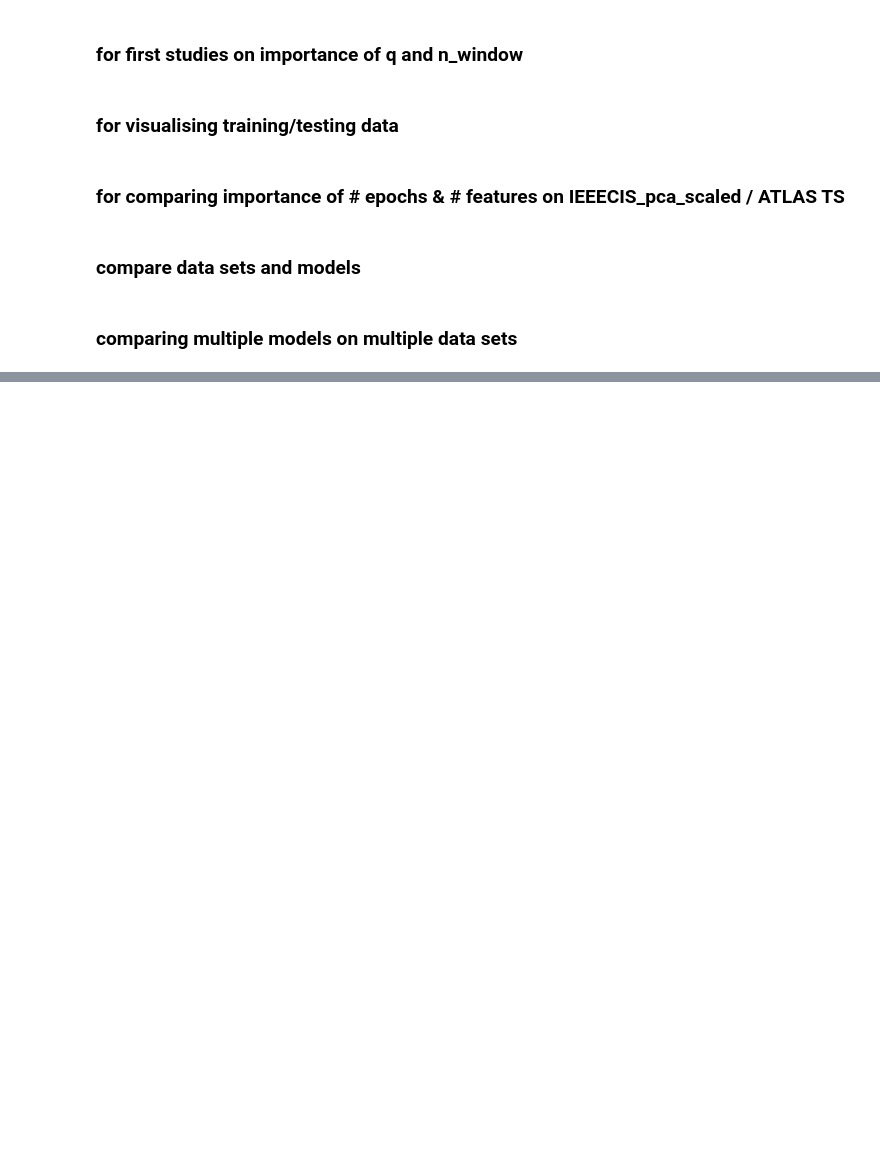
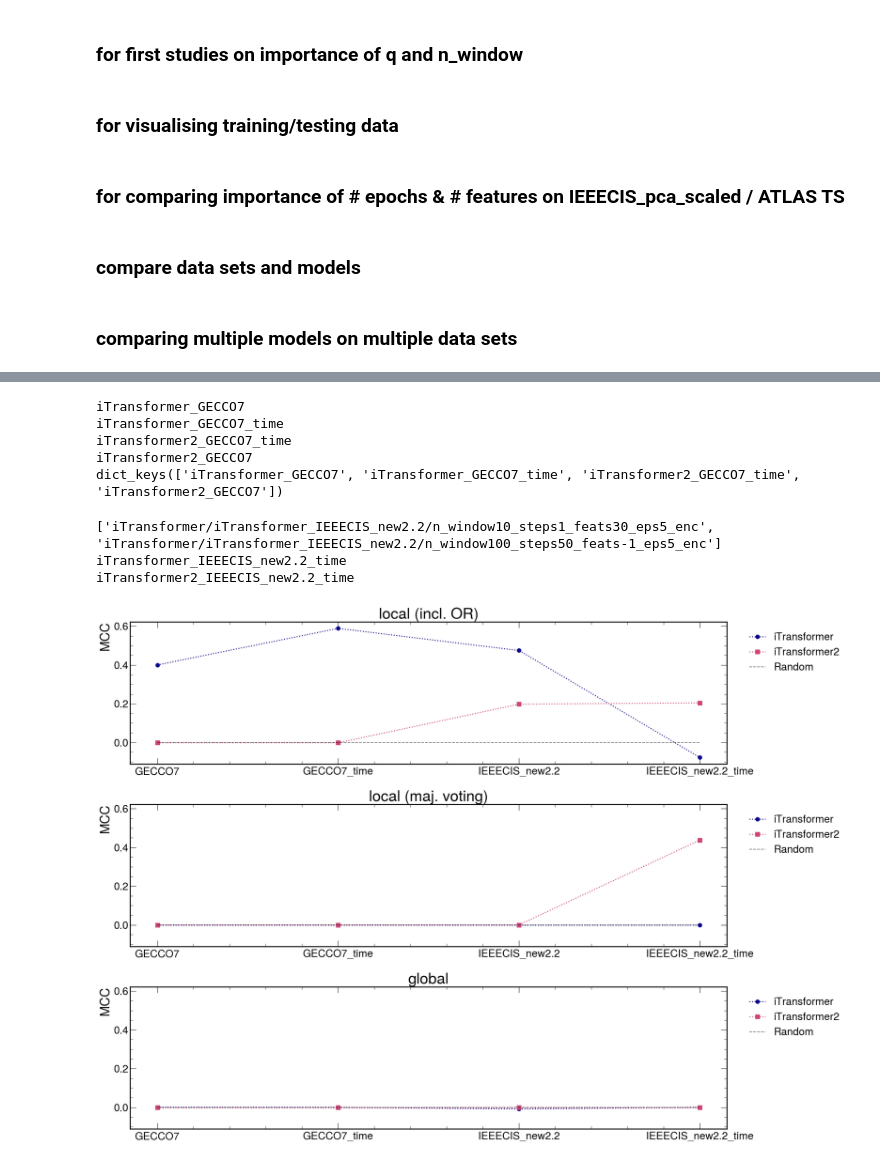
Before and after one commit to PedroKochinski/TSAD_from_laurab222, a Jupyter notebook: visualise.ipynb, the cells around one changed output, grey strips where cells are left out. Drawn from its saved outputs; the diff is of its cells as text; code cells hidden in the pictures; blank space fills up the shorter version.

Commit message:
study diff models & data sets

```diff
--- a/visualise.ipynb
+++ b/visualise.ipynb
@@ -1325,0 +1331,58 @@ plot_f1_scores(results, modes, datasets, models2, name='comp2')
+# %%
+comp_results = {}
+
+dataset = 'GECCO7'
+models3 = ['iTransformer', 'iTransformer2']
+
+paths1 = glob.glob(f'iTransformer/iTransformer_{dataset}/*n_window10_*')
+paths2 = glob.glob(f'iTransformer/iTransformer_{dataset}/*n_window100_*')
+paths = paths1 + paths2
+
+for path in paths:
+    res_path = f'{path}/results/res.csv'
+    res = pd.read_csv(res_path)
+    key = path.split('/')[1]
+    if 'enc' in res_path:
+        key = key + '_time'
+    if 'n_window100_' in res_path:
+        key = key[:12] + '2' + key[12:]
+    print(key)
+    comp_results[key] = res.iloc[-3:]
+
+print(comp_results.keys())
+# %% [output]
+iTransformer_GECCO7
+iTransformer_GECCO7_time
+iTransformer2_GECCO7_time
+iTransformer2_GECCO7
+dict_keys(['iTransformer_GECCO7', 'iTransformer_GECCO7_time', 'iTransformer2_GECCO7_time', 'iTransformer2_GECCO7'])
+# %%
+
+comp_results['iTransformer_IEEECIS_new2.2'] = results['iTransformer_IEEECIS_new2.2']
+comp_results['iTransformer2_IEEECIS_new2.2'] = results['iTransformer2_IEEECIS_new2.2']
+
+paths1 = glob.glob(f'iTransformer/iTransformer_IEEECIS_new2.2/*n_window10_*feats30*enc*')
+paths2 = glob.glob(f'iTransformer/iTransformer_IEEECIS_new2.2/*n_window100_*feats-1*enc*')
+paths = paths1 + paths2
+print(paths)
+
+for path in paths:
+    res_path = f'{path}/results/res.csv'
+    res = pd.read_csv(res_path)
+    key = path.split('/')[1]
+    key = key + '_time'
+    if 'n_window100_' in res_path:
+        key = key[:12] + '2' + key[12:]
+    print(key)
+    comp_results[key] = res.iloc[-3:]
+# %% [output]
+['iTransformer/iTransformer_IEEECIS_new2.2/n_window10_steps1_feats30_eps5_enc', 'iTransformer/iTransformer_IEEECIS_new2.2/n_window100_steps50_feats-1_eps5_enc']
+iTransformer_IEEECIS_new2.2_time
+iTransformer2_IEEECIS_new2.2_time
+# %%
+datasets3 = ['GECCO7', 'GECCO7_time', 'IEEECIS_new2.2', 'IEEECIS_new2.2_time']
+models3 = ['iTransformer', 'iTransformer2']
+
+plot_mcc_scores(comp_results, modes, datasets3, models3) #, name='comp7')
+# %% [output]
+[figure, added]
```
Also changed, not shown: parts of 6 cells of this notebook, 10 other files.
